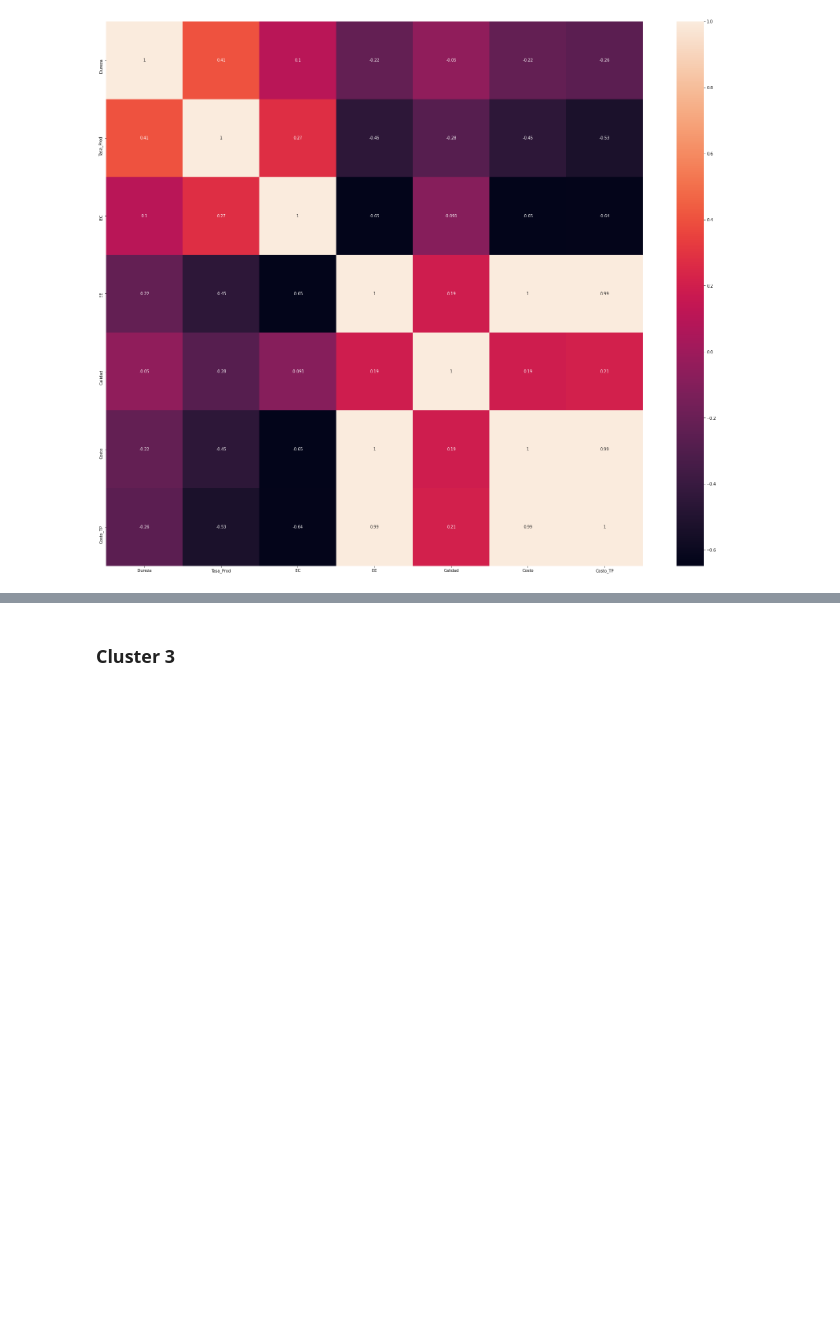
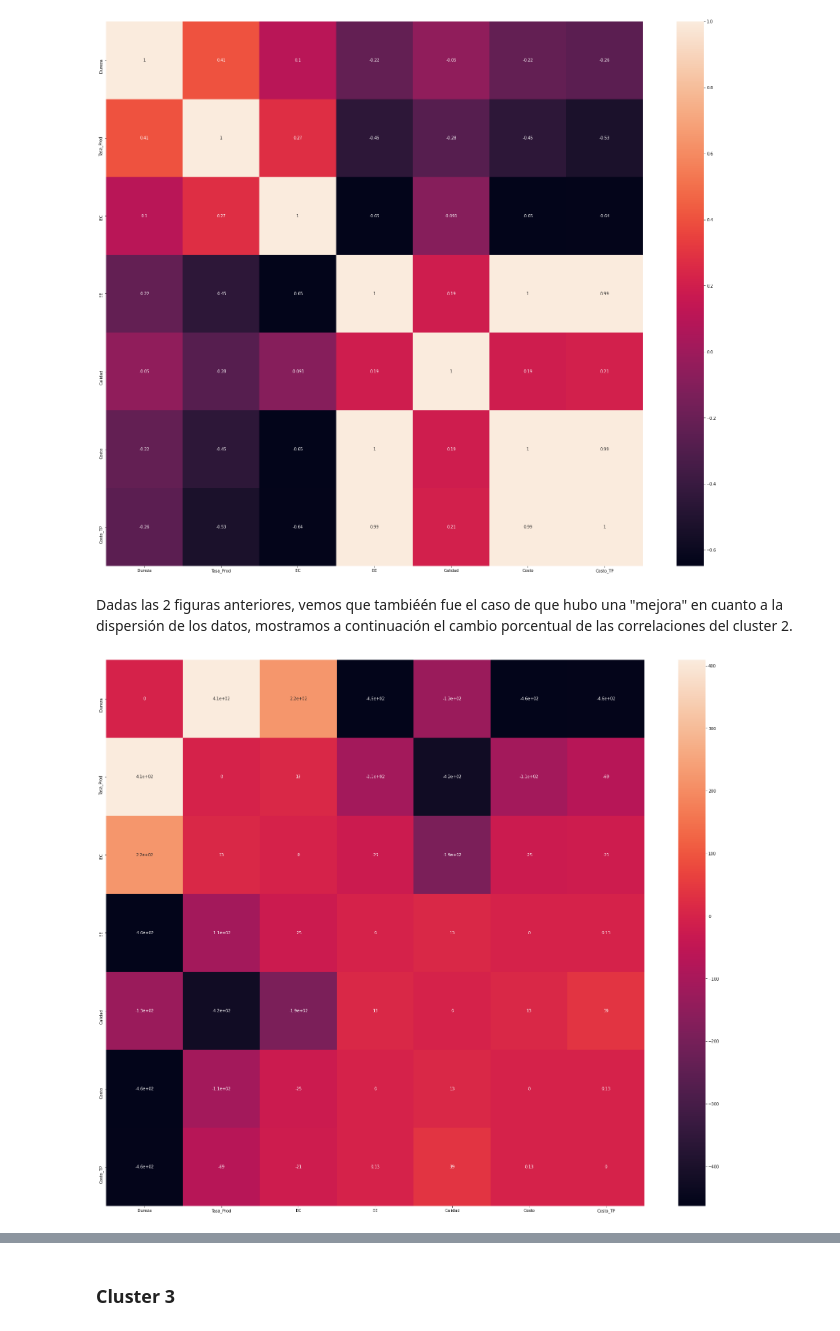
Before and after one commit to sebastianneri/cemexVenturesEnergyEfficiencyModelApp, a Jupyter notebook: research/CEMEX_Ventures_Model.ipynb, the cells around one changed output, grey strips where cells are left out. Saved outputs shown, nothing was run; the diff lists cells and outputs as text; code cells hidden in the pictures; blank space fills up the shorter version.

```diff
--- a/research/CEMEX_Ventures_Model.ipynb
+++ b/research/CEMEX_Ventures_Model.ipynb
@@ -596,3 +596,10 @@ getTableOfScatters(cluster2)
 getHeatMap(cluster2, 'spearman')
 # %% [output]
 [figure]
+# %% [markdown]
+Dadas las 2 figuras anteriores, vemos que tambiéén fue el caso de que hubo una "mejora" en cuanto a la dispersión de los datos, mostramos a continuación el cambio porcentual de las correlaciones del cluster 2.
+# %%
+diferencia_porcentual_C2 = (cluster2.corr(method="spearman") - df.corr(method="spearman"))/df.corr(method="spearman").abs() * 100
+getHeatMap(diferencia_porcentual_C2, '')
+# %% [output]
+[figure, added]
```
Also changed, not shown: parts of 7 cells of this notebook.
